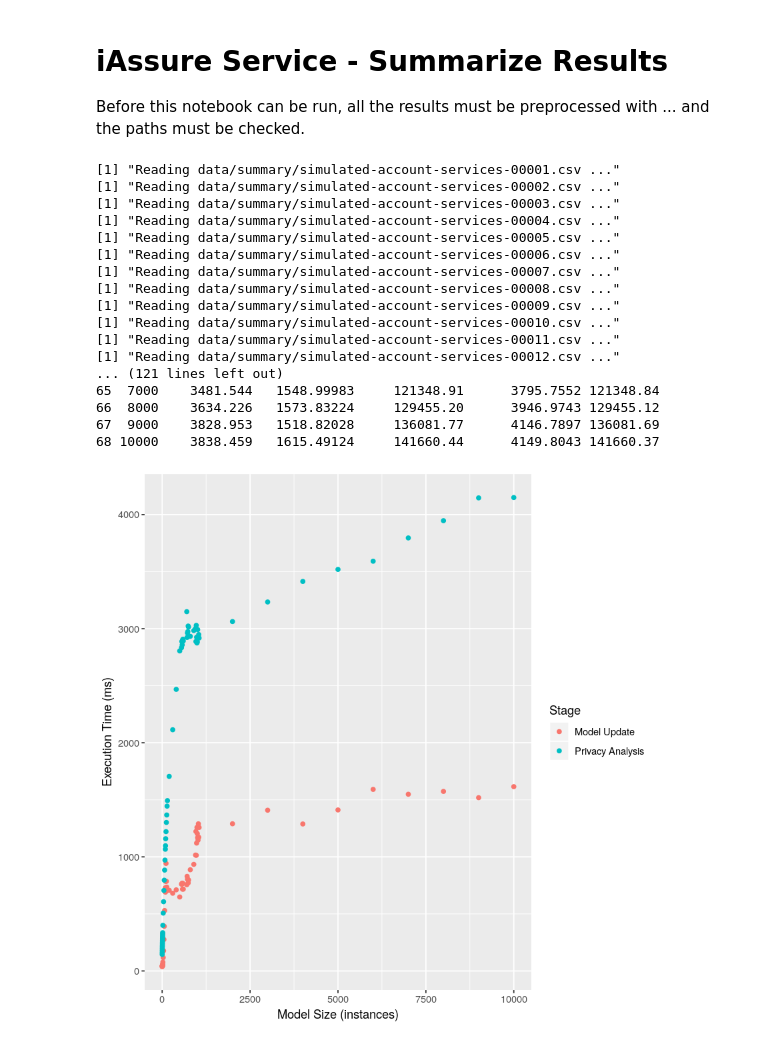
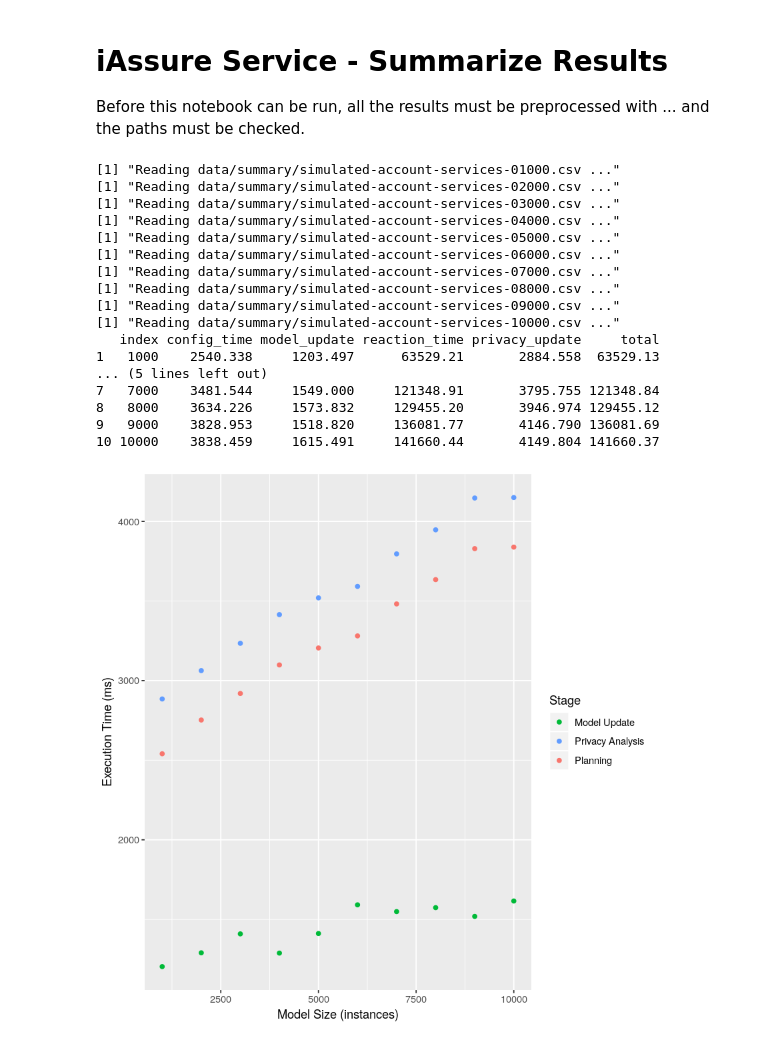
Before and after one commit to research-iobserve/jss-privacy-experiment, a Jupyter notebook: iAssure Service - Summarize Results.ipynb, the cells around one changed output. Drawn from its saved outputs; the diff is of its cells as text; code cells hidden in the pictures.

```diff
--- a/iAssure Service - Summarize Results.ipynb
+++ b/iAssure Service - Summarize Results.ipynb
@@ -18,19 +18,26 @@ total=c()
 # var = 7
 column <- 3
 
-for (loop in c(1,2,3,4,5,6,7,8,9,
-                     10,11,12,13,14,15,16,17,18,19,
-                     20,30,40,50,60,70,80,90,95,
-                     100,110,120,130,140,150,
-                     200,300,400,
-                     500,550,560,570,580,590,
-                     600,
-                     700,710,720,730,740,750,
-                     800,
-                     900,950,960,970,980,990,
-                     1000,1010,1020,1030,1040,1050,
-                     2000,3000,4000,5000,6000,7000,8000,9000,
-                     10000)) {
+all_sizes <- c(1,2,3,4,5,6,7,8,9,
+           10,11,12,13,14,15,16,17,18,19,
+           20,30,40,50,60,70,80,90,95,
+           100,110,120,130,140,150,
+           200,300,400,
+           500,550,560,570,580,590,
+           600,
+           700,710,720,730,740,750,
+           800,
+           900,950,960,970,980,990,
+           1000,1010,1020,1030,1040,1050,
+           2000,3000,4000,5000,6000,7000,8000,9000,
+           10000)
+
+paper_sizes <- c(1000,2000,3000,4000,5000,6000,7000,8000,9000,
+           10000)
+
+sizes <- paper_sizes
+
+for (loop in sizes) {
     measurementFile <- sprintf("%s/simulated-account-services-%05d.csv", data_path, loop)
     if (file.exists(measurementFile)) {
         if (file.size(measurementFile) > 0) {
@@ -58,43 +65,43 @@ data <- data.frame("index"=size,
 
 print(data)
 # %% [output]
-[1] "Reading data/summary/simulated-account-services-00001.csv ..."
-[1] "Reading data/summary/simulated-account-services-00002.csv ..."
-[1] "Reading data/summary/simulated-account-services-00003.csv ..."
-[1] "Reading data/summary/simulated-account-services-00004.csv ..."
-[1] "Reading data/summary/simulated-account-services-00005.csv ..."
-[1] "Reading data/summary/simulated-account-services-00006.csv ..."
-[1] "Reading data/summary/simulated-account-services-00007.csv ..."
-[1] "Reading data/summary/simulated-account-services-00008.csv ..."
-[1] "Reading data/summary/simulated-account-services-00009.csv ..."
-[1] "Reading data/summary/simulated-account-services-00010.csv ..."
-[1] "Reading data/summary/simulated-account-services-00011.csv ..."
-[1] "Reading data/summary/simulated-account-services-00012.csv ..."
-... (121 lines left out)
-65  7000    3481.544   1548.99983     121348.91      3795.7552 121348.84
-66  8000    3634.226   1573.83224     129455.20      3946.9743 129455.12
-67  9000    3828.953   1518.82028     136081.77      4146.7897 136081.69
-68 10000    3838.459   1615.49124     141660.44      4149.8043 141660.37
+[1] "Reading data/summary/simulated-account-services-01000.csv ..."
+[1] "Reading data/summary/simulated-account-services-02000.csv ..."
+[1] "Reading data/summary/simulated-account-services-03000.csv ..."
+[1] "Reading data/summary/simulated-account-services-04000.csv ..."
+[1] "Reading data/summary/simulated-account-services-05000.csv ..."
+[1] "Reading data/summary/simulated-account-services-06000.csv ..."
+[1] "Reading data/summary/simulated-account-services-07000.csv ..."
+[1] "Reading data/summary/simulated-account-services-08000.csv ..."
+[1] "Reading data/summary/simulated-account-services-09000.csv ..."
+[1] "Reading data/summary/simulated-account-services-10000.csv ..."
+   index config_time model_update reaction_time privacy_update     total
+1   1000    2540.338     1203.497      63529.21       2884.558  63529.13
+... (5 lines left out)
+7   7000    3481.544     1549.000     121348.91       3795.755 121348.84
+8   8000    3634.226     1573.832     129455.20       3946.974 129455.12
+9   9000    3828.953     1518.820     136081.77       4146.790 136081.69
+10 10000    3838.459     1615.491     141660.44       4149.804 141660.37
 # %%
 library(ggplot2)
 library(magrittr)
 library(ggpubr)
 library(repr)
 library(reshape2)
 library(nlme)
 
 allColumns <- colnames(data)
 
-measureColumns <- allColumns[c(3,5)]
+measureColumns <- allColumns[c(2,3,5)]
 
 ggData <- melt(data, id.vars = "index", measure.vars = measureColumns)
 
 ggplot(ggData, aes(x=index, y=value, linetype = variable, color = variable)) +
-    scale_color_discrete(name = "Stage", breaks = c("model_update", "privacy_update"),
-                         labels = c("Model Update", "Privacy Analysis")) +
+    scale_color_discrete(name = "Stage", breaks = c("model_update", "privacy_update", "config_time"),
+                         labels = c("Model Update", "Privacy Analysis", "Planning")) +
     geom_point() +
     xlab("Model Size (instances)") +
     ylab("Execution Time (ms)")
 # %% [output]
-[figure, old version]
+[figure, new version]
 # %%
```
Also changed, not shown: parts of 2 cells of this notebook, 1 other file.
